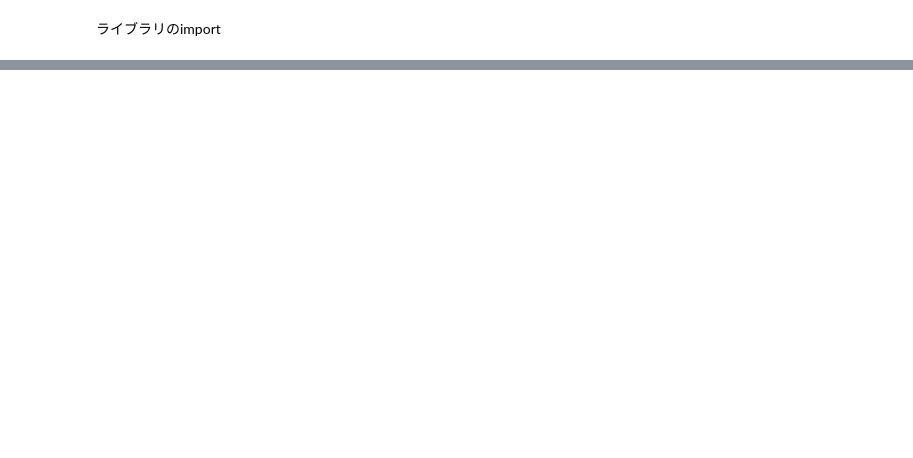
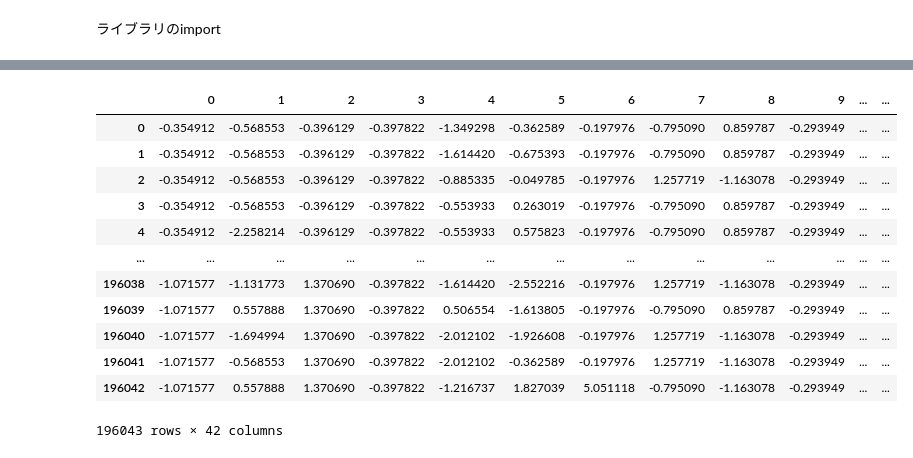
Before and after one commit to kajikawa256/uma_dansyaku, a Jupyter notebook: python-container/python/test.ipynb, the cells around one changed output, grey strips where cells are left out. Saved outputs shown, nothing was run; the diff lists cells and outputs as text; code cells hidden in the pictures; blank space fills up the shorter version.

```diff
--- a/python-container/python/test.ipynb
+++ b/python-container/python/test.ipynb
@@ -104,0 +39,15 @@ df
+# %%
+# インスタンスの作成
+db_instans = db.Main()
+convert_instans = convert.Main()
+raceIdList = cr.get_save_race_id()
+
+df = convert_instans.sql("""
+                        SELECT *
+                        FROM result_horse
+                        LEFT JOIN race ON result_horse.race_id = race.race_id
+                        LEFT JOIN prize_money ON race.race_id = prize_money.race_id
+                        WHERE prize_money.ranking = 1;
+                        """)
+
+print(df)
@@ -104,0 +72,10 @@ df
+# %%
+# 走破タイム予測用カラム
+columns = ["RUN_TIME","DISTANCE","WEIGHT","HORSE_TOTAL","PRIZE","HORSE_WEIGHT","WEIGHT_GAIN_LOSS","GENDER","GRADE","PLACE","WEATHER","GROUND","SPIN","SITUATION"]
+runtimeDf = df[columns]
+# runtimeDf["SPIN"].unique()
+# %%
+runtimeDf = pd.get_dummies(runtimeDf) # one-hot-encofing
+runtimeDf = runtimeDf * 1              # true flaseを1 0に変換
+runtimeDf = runtimeDf[runtimeDf["RUN_TIME"] > 0] #走破タイムが0以下の行を削除
+runtimeDf
@@ -104,0 +96,5 @@ df
+# %%
+#説明変数と目的変数に分割
+x = runtimeDf.iloc[:, 1:] #x説明変数
+y = runtimeDf.iloc[:, 0]  #y目的変数
+x.columns
@@ -105 +133,23 @@ df
+# %%
+# スケーリング
+scaler = StandardScaler()
+x_scaled = scaler.fit_transform(x)
+# x_scaled
+dataframe_x = pd.DataFrame(x_scaled)
+
+dataframe_x
+# %% [output]
+|  | 0 | 1 | 2 | 3 | 4 | 5 | 6 | 7 | 8 | 9 | ... | ... |
+| 0 | -0.354912 | -0.568553 | -0.396129 | -0.397822 | -1.349298 | -0.362589 | -0.197976 | -0.795090 | 0.859787 | -0.293949 | ... | ... |
+| 1 | -0.354912 | -0.568553 | -0.396129 | -0.397822 | -1.614420 | -0.675393 | -0.197976 | -0.795090 | 0.859787 | -0.293949 | ... | ... |
+| 2 | -0.354912 | -0.568553 | -0.396129 | -0.397822 | -0.885335 | -0.049785 | -0.197976 | 1.257719 | -1.163078 | -0.293949 | ... | ... |
+| 3 | -0.354912 | -0.568553 | -0.396129 | -0.397822 | -0.553933 | 0.263019 | -0.197976 | -0.795090 | 0.859787 | -0.293949 | ... | ... |
+| 4 | -0.354912 | -2.258214 | -0.396129 | -0.397822 | -0.553933 | 0.575823 | -0.197976 | -0.795090 | 0.859787 | -0.293949 | ... | ... |
+| ... | ... | ... | ... | ... | ... | ... | ... | ... | ... | ... | ... | ... |
+| 196038 | -1.071577 | -1.131773 | 1.370690 | -0.397822 | -1.614420 | -2.552216 | -0.197976 | 1.257719 | -1.163078 | -0.293949 | ... | ... |
+| 196039 | -1.071577 | 0.557888 | 1.370690 | -0.397822 | 0.506554 | -1.613805 | -0.197976 | -0.795090 | 0.859787 | -0.293949 | ... | ... |
+| 196040 | -1.071577 | -1.694994 | 1.370690 | -0.397822 | -2.012102 | -1.926608 | -0.197976 | 1.257719 | -1.163078 | -0.293949 | ... | ... |
+| 196041 | -1.071577 | -0.568553 | 1.370690 | -0.397822 | -2.012102 | -0.362589 | -0.197976 | 1.257719 | -1.163078 | -0.293949 | ... | ... |
+| 196042 | -1.071577 | 0.557888 | 1.370690 | -0.397822 | -1.216737 | 1.827039 | 5.051118 | -0.795090 | -1.163078 | -0.293949 | ... | ... |
+196043 rows × 42 columns
 # %%
```
Also changed, not shown: parts of 19 cells of this notebook, 8 other files.
